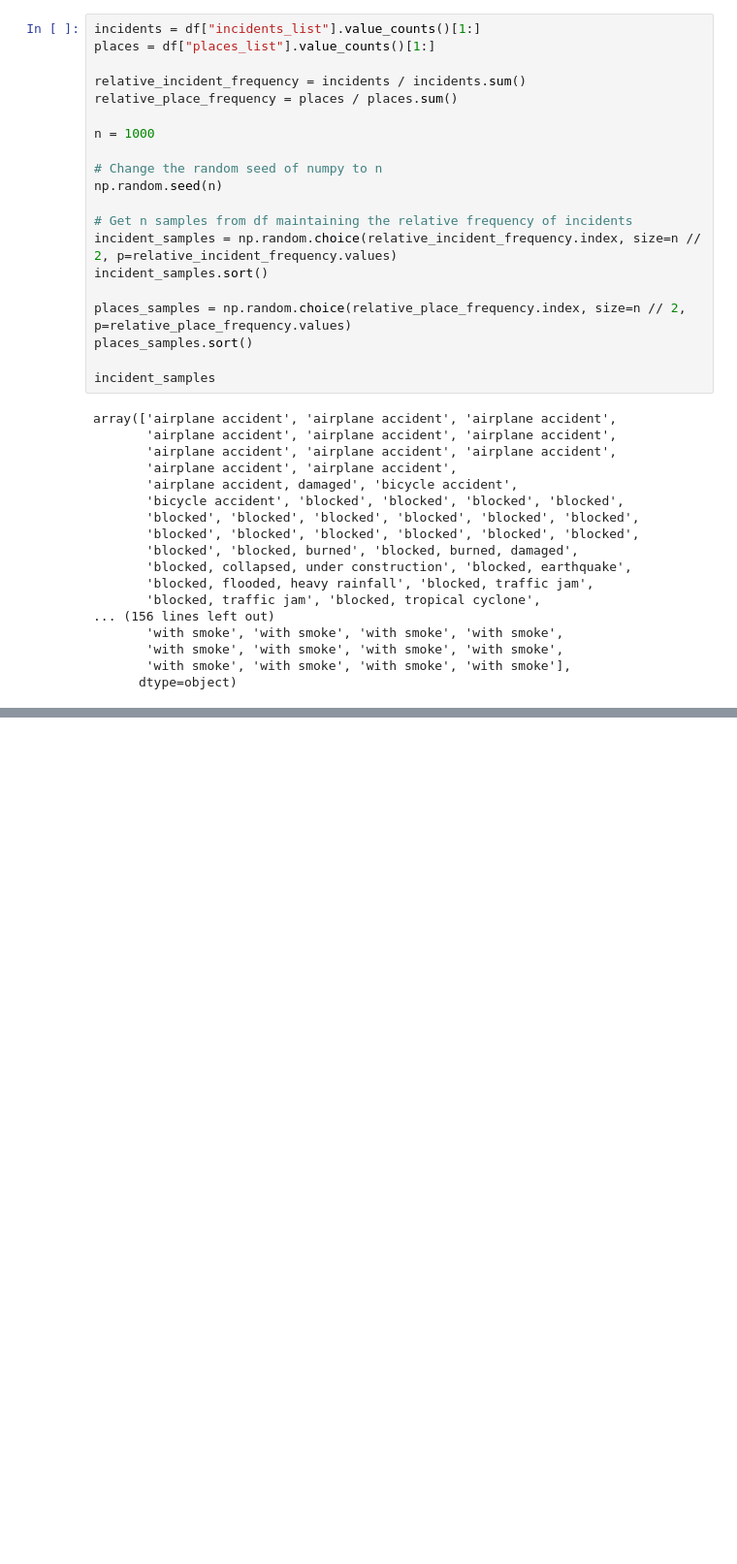
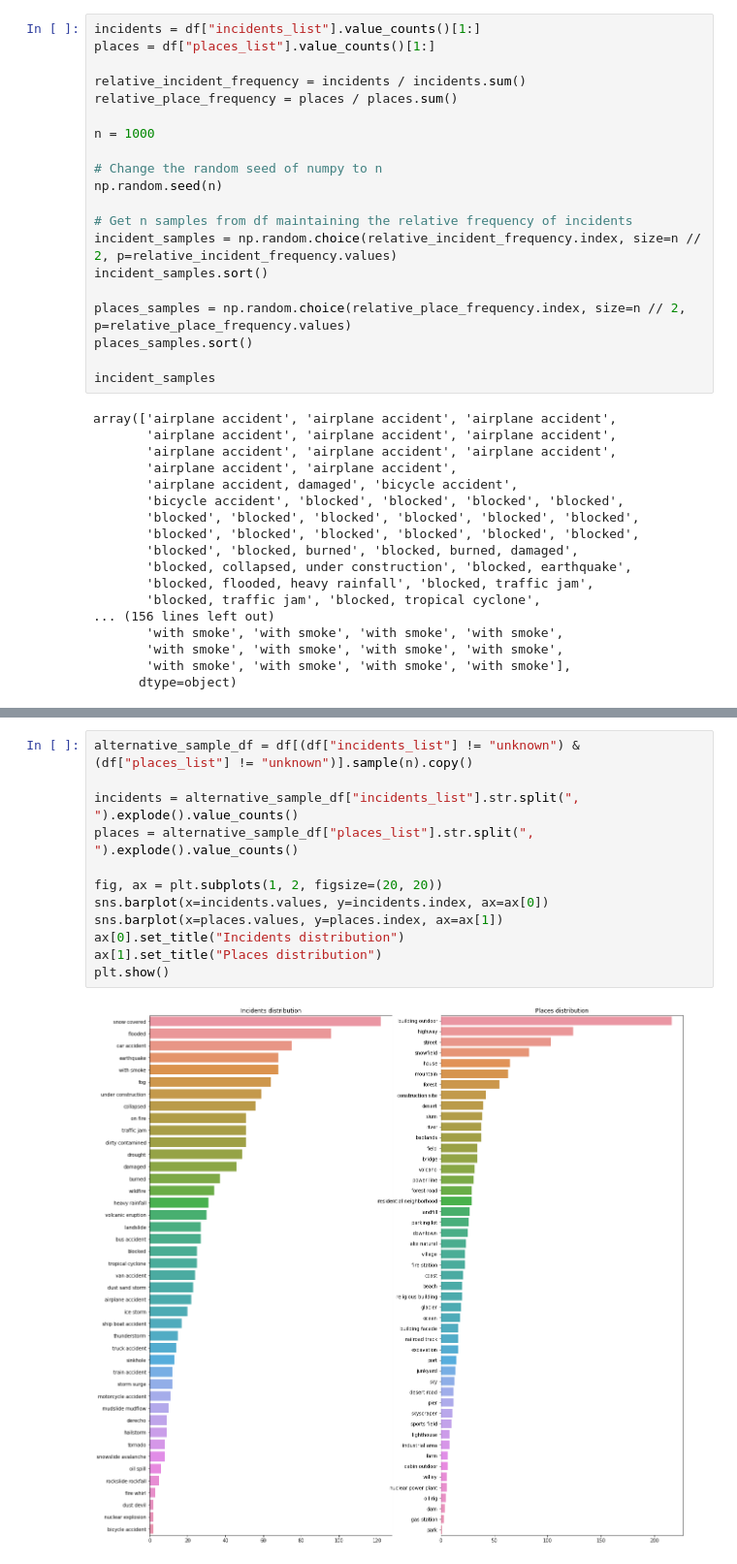
Before and after one commit to gguzzy/IncidentsDataset, a Jupyter notebook: preprocessing/balanced_subsample.ipynb, the cells around one changed output, grey strips where cells are left out. Shown at 97% size. Drawn from its saved outputs; the diff is of its cells as text; blank space fills up the shorter version.

```diff
--- a/preprocessing/balanced_subsample.ipynb
+++ b/preprocessing/balanced_subsample.ipynb
@@ -120,0 +126,14 @@ plt.show()
+# %%
+alternative_sample_df = df[(df["incidents_list"] != "unknown") & (df["places_list"] != "unknown")].sample(n).copy()
+
+incidents = alternative_sample_df["incidents_list"].str.split(", ").explode().value_counts()
+places = alternative_sample_df["places_list"].str.split(", ").explode().value_counts()
+
+fig, ax = plt.subplots(1, 2, figsize=(20, 20))
+sns.barplot(x=incidents.values, y=incidents.index, ax=ax[0])
+sns.barplot(x=places.values, y=places.index, ax=ax[1])
+ax[0].set_title("Incidents distribution")
+ax[1].set_title("Places distribution")
+plt.show()
+# %% [output]
+[figure, added]
```
Also changed, not shown: parts of 2 cells of this notebook, 3 other files.
